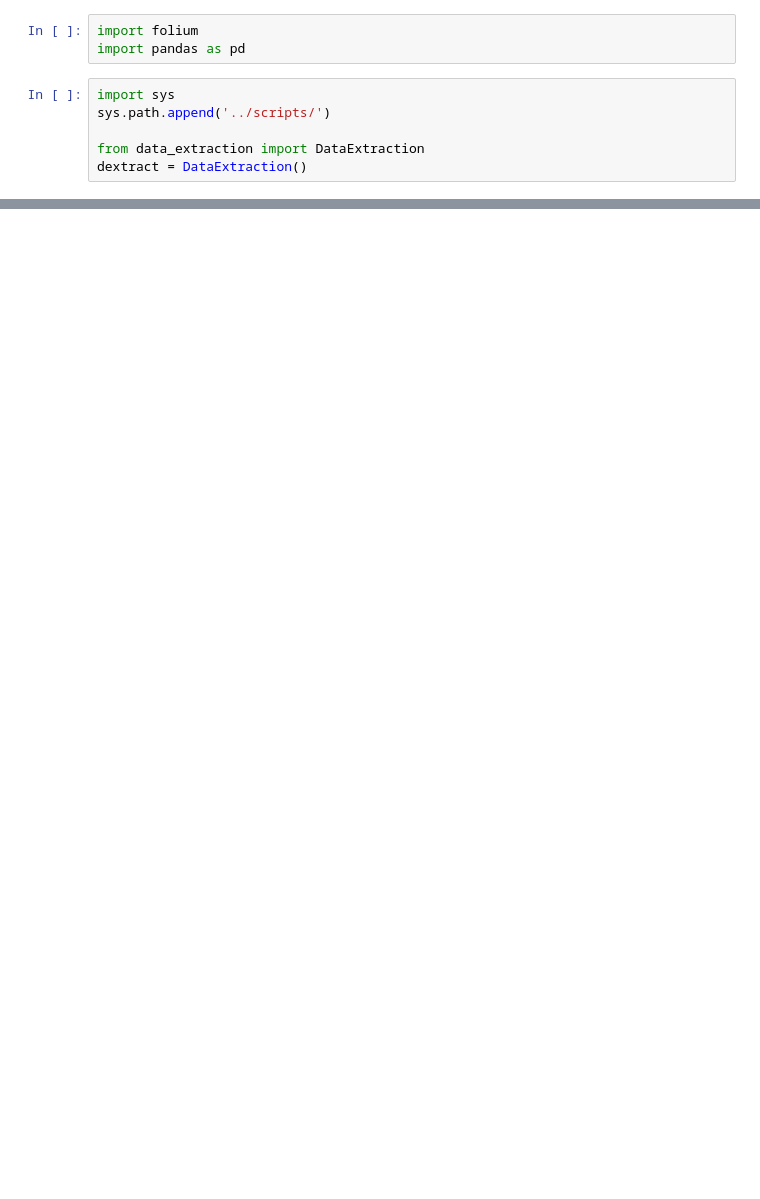
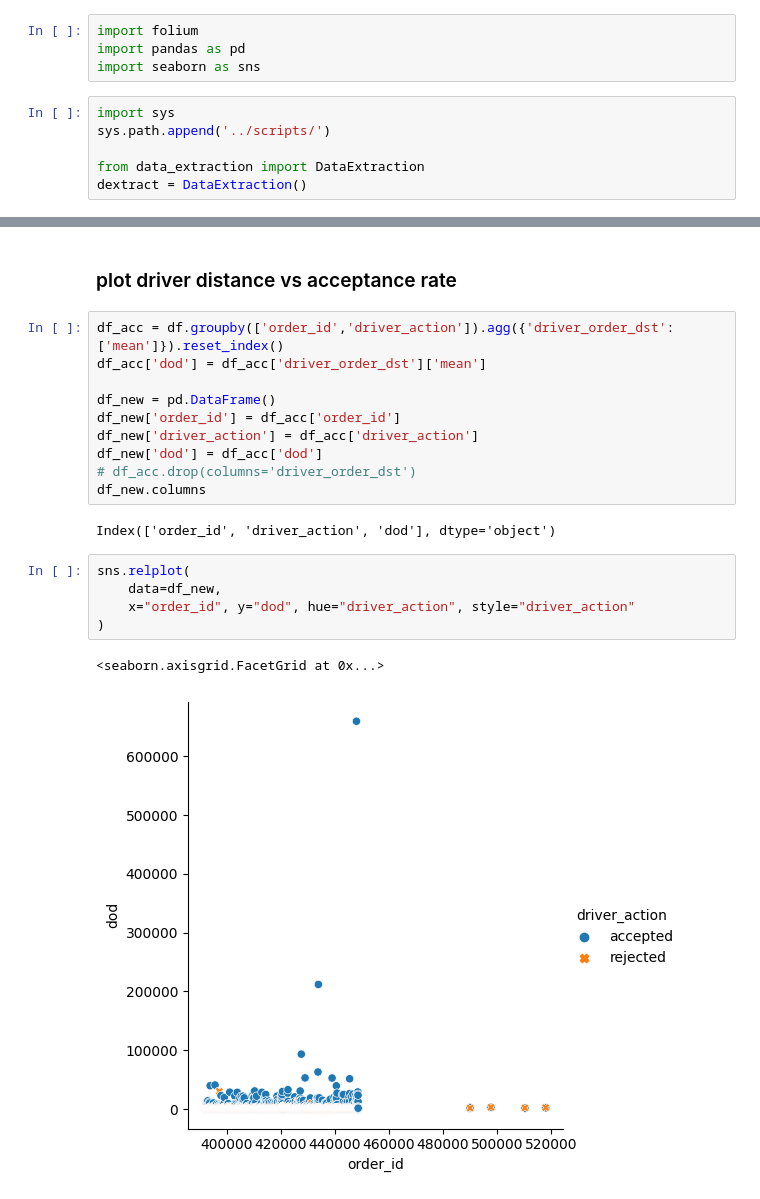
Before and after one commit to degagawolde/delivery-drivers-location-optimisation-with-causal-inference, a Jupyter notebook: notebooks/data_visualization.ipynb, the cells around one changed output, grey strips where cells are left out. Cells and saved outputs as stored; diff of their text form; blank space fills up the shorter version.

```diff
--- a/notebooks/data_visualization.ipynb
+++ b/notebooks/data_visualization.ipynb
@@ -1,6 +1,7 @@
 # %%
 import folium
 import pandas as pd
+import seaborn as sns
 # %%
 import sys
 sys.path.append('../scripts/')
@@ -17,3 +18,25 @@ df.head()
 | 2 | 3 | 392001 | 243830 | rejected | 6.596133 | 3.281784 | (6.5961334, 3.2817841) | (6.6010417, 3.2766339) | ... |
 | 3 | 4 | 392001 | 243539 | rejected | 6.596142 | 3.280526 | (6.5961416, 3.2805263) | (6.6010417, 3.2766339) | ... |
 | 4 | 5 | 392001 | 171653 | rejected | 6.609232 | 3.288800 | (6.6092317, 3.2887999) | (6.6010417, 3.2766339) | ... |
+# %% [markdown]
+### plot driver distance vs acceptance rate
+# %%
+df_acc = df.groupby(['order_id','driver_action']).agg({'driver_order_dst':['mean']}).reset_index()
+df_acc['dod'] = df_acc['driver_order_dst']['mean']
+
+df_new = pd.DataFrame()
+df_new['order_id'] = df_acc['order_id']
+df_new['driver_action'] = df_acc['driver_action']
+df_new['dod'] = df_acc['dod']
+# df_acc.drop(columns='driver_order_dst')
+df_new.columns
+# %% [output]
+Index(['order_id', 'driver_action', 'dod'], dtype='object')
+# %%
+sns.relplot(
+    data=df_new,
+    x="order_id", y="dod", hue="driver_action", style="driver_action"
+)
+# %% [output]
+<seaborn.axisgrid.FacetGrid at 0x...>
+[figure, added]
```
Also changed, not shown: parts of 1 cell of this notebook, 8 other files.
